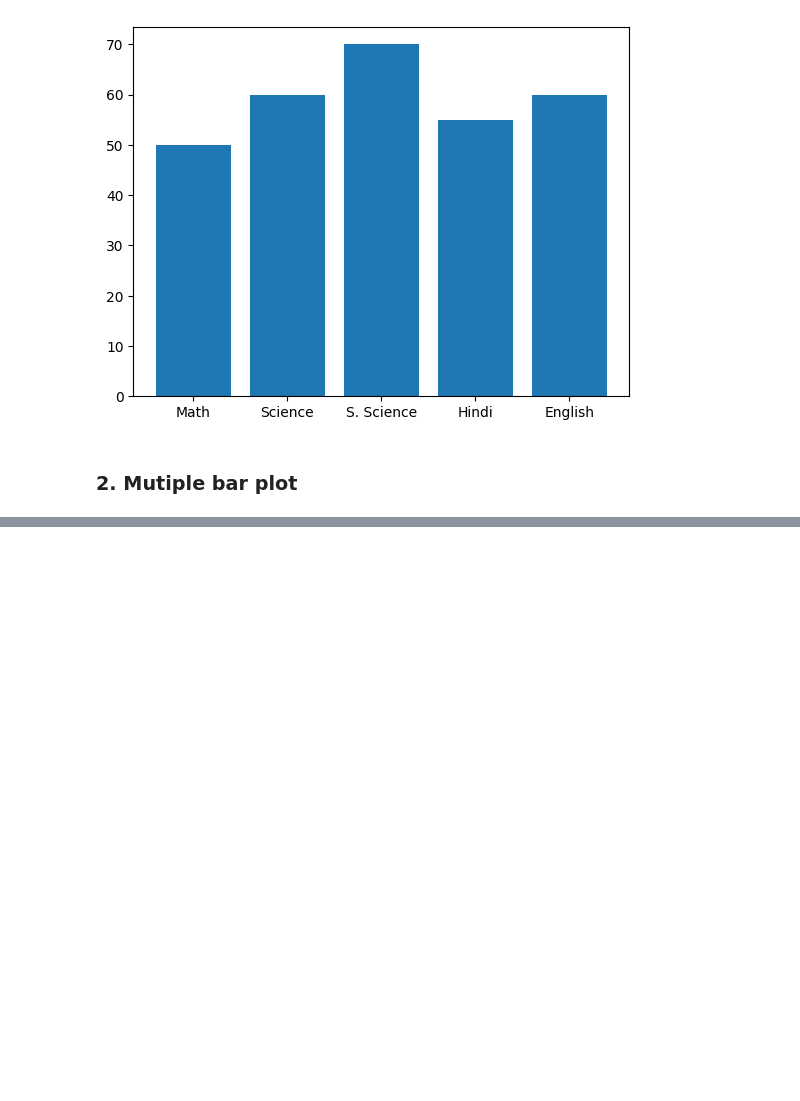
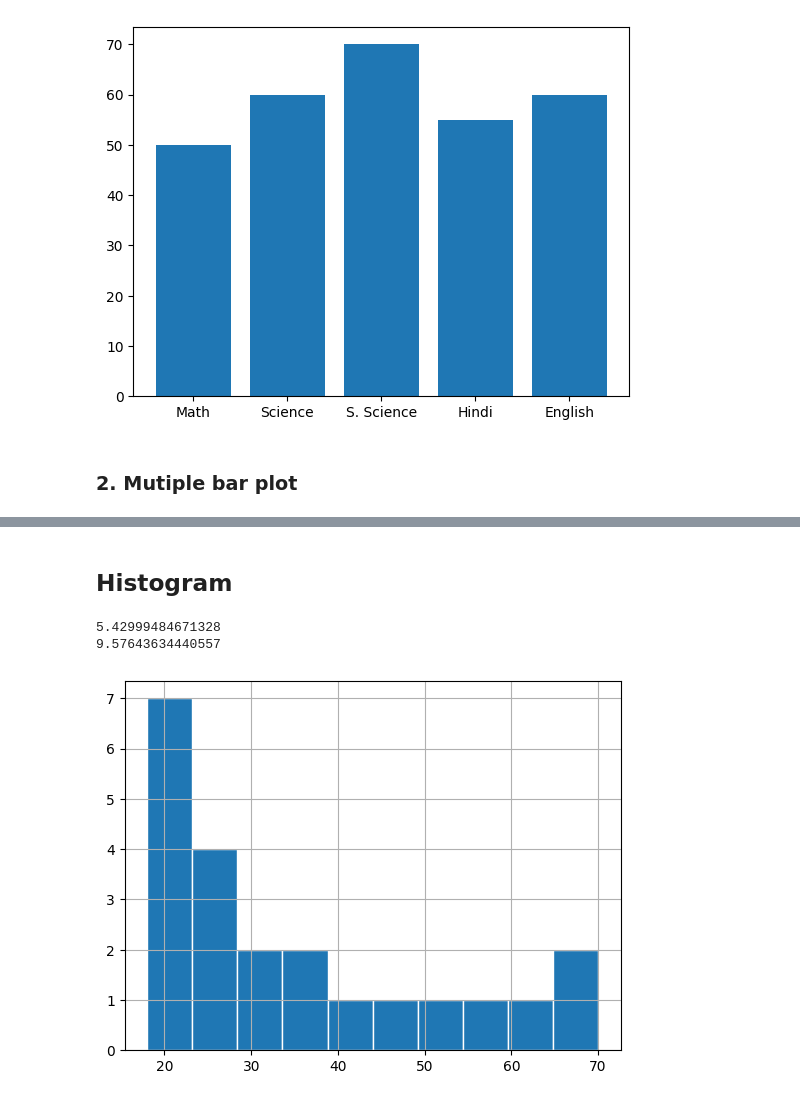
Before and after one commit to HKSinha510/college, a Jupyter notebook: sem-4/AI403/matplotlib/frequency_distribution.ipynb, the cells around one changed output, grey strips where cells are left out. Saved outputs shown, nothing was run; the diff lists cells and outputs as text; code cells hidden in the pictures; blank space fills up the shorter version.

```diff
--- a/sem-4/AI403/matplotlib/frequency_distribution.ipynb
+++ b/sem-4/AI403/matplotlib/frequency_distribution.ipynb
@@ -56,0 +57,19 @@ plt.show()
+# %% [markdown]
+## Histogram
+# %%
+import math
+age=[18, 19, 20, 21, 22, 22, 23, 24, 25, 26, 28, 30, 32, 35, 38, 40, 45, 50, 55, 60, 65, 70]
+
+noOfClass = 1+3.3 * math.log10(len(age))
+print(noOfClass)
+classWidth = (max(age)-min(age))/noOfClass
+print(classWidth)
+
+plt.hist(age, edgecolor='white')
+
+plt.grid()
+plt.show()
+# %% [output]
+5.42999484671328
+9.57643634440557
+[figure, added]
```
Also changed, not shown: parts of 4 cells of this notebook, 13 other files.
